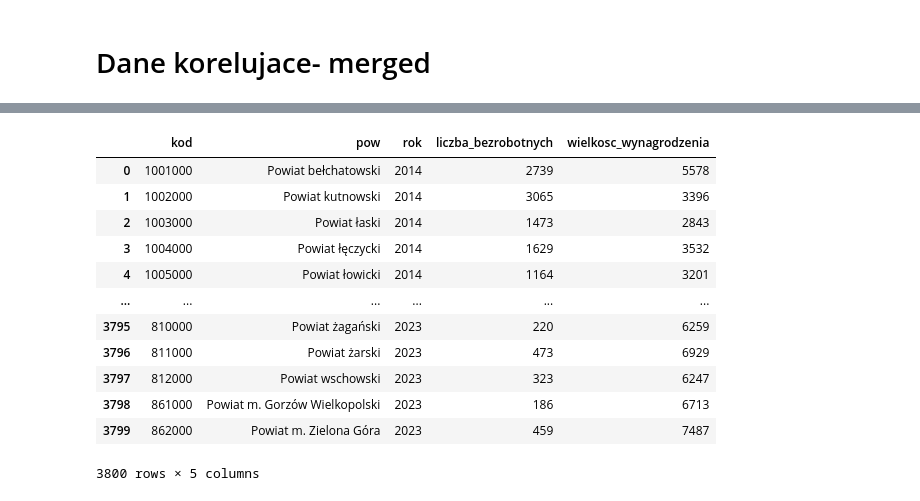
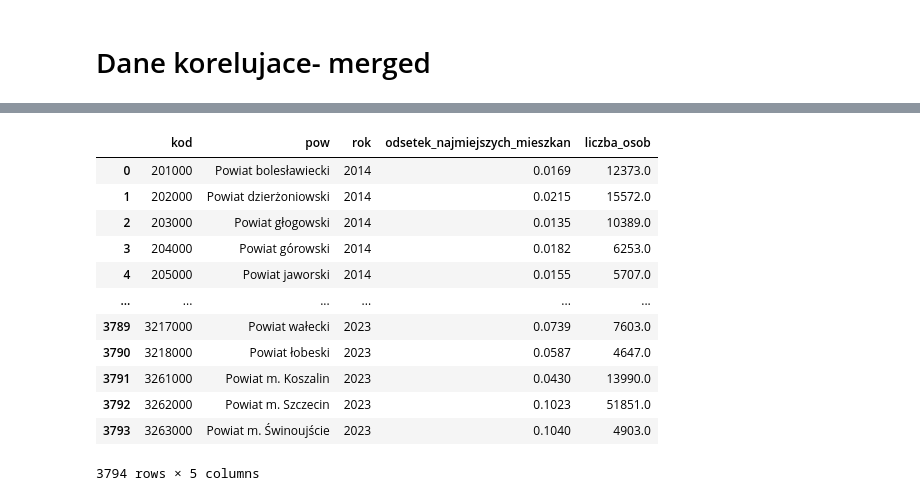
Before and after one commit to Francho03/Praca-licencjacka, a Jupyter notebook: dane_korelujace.ipynb, the cells around one changed output, grey strips where cells are left out. Drawn from its saved outputs; the diff is of its cells as text; code cells hidden in the pictures.

```diff
--- a/dane_korelujace.ipynb
+++ b/dane_korelujace.ipynb
@@ -860,0 +956,3 @@ osoby_niepelnosprawne
+# %%
+osoby_niepelnosprawne_2021_spis["rok"]=2021
+osoby_niepelnosprawne_2021_spis
@@ -860,0 +991,23 @@ osoby_niepelnosprawne
+# %%
+osoby_niepelnosprawne_full = polacz(osoby_niepelnosprawne_2019,
+osoby_niepelnosprawne_2018,osoby_niepelnosprawne_2017,
+osoby_niepelnosprawne_2016,osoby_niepelnosprawne_2015,osoby_niepelnosprawne_2014
+
+)
+# %%
+osoby_niepelnosprawne_2020 = osoby_niepelnosprawne_2021_spis.copy()
+osoby_niepelnosprawne_2020["rok"] = 2020
+
+osoby_niepelnosprawne_2021 = osoby_niepelnosprawne_2021_spis.copy()
+
+
+osoby_niepelnosprawne_2022 = osoby_niepelnosprawne_2021_spis.copy()
+osoby_niepelnosprawne_2022["rok"] = 2022
+
+osoby_niepelnosprawne_2023 = osoby_niepelnosprawne_2021_spis.copy()
+osoby_niepelnosprawne_2023["rok"] = 2023
+# %%
+osoby_niepelnosprawne_full = polacz(osoby_niepelnosprawne_2023,osoby_niepelnosprawne_2022,
+osoby_niepelnosprawne_2021,osoby_niepelnosprawne_2020,
+osoby_niepelnosprawne_full
+)
@@ -863,19 +1055,19 @@ osoby_niepelnosprawne
 # %%
-dane_korelujace_powiaty=bezrobocie_full
-dane_korelujace_powiaty= pd.merge(dane_korelujace_powiaty, wynagrodzenie_full, on=["rok","kod","pow"], how="outer")
-dane_korelujace_powiaty
+dane_korelujace_spis=mieszkania_odsetek_full
+dane_korelujace_spis= pd.merge(dane_korelujace_spis, osoby_niepelnosprawne_full, on=["rok","kod","pow"], how="outer")
+dane_korelujace_spis
 # %% [output]
-|  | kod | pow | rok | liczba_bezrobotnych | wielkosc_wynagrodzenia |
-| 0 | 1001000 | Powiat bełchatowski | 2014 | 2739 | 5578 |
-| 1 | 1002000 | Powiat kutnowski | 2014 | 3065 | 3396 |
-| 2 | 1003000 | Powiat łaski | 2014 | 1473 | 2843 |
-| 3 | 1004000 | Powiat łęczycki | 2014 | 1629 | 3532 |
-| 4 | 1005000 | Powiat łowicki | 2014 | 1164 | 3201 |
+|  | kod | pow | rok | odsetek_najmiejszych_mieszkan | liczba_osob |
+| 0 | 201000 | Powiat bolesławiecki | 2014 | 0.0169 | 12373.0 |
+| 1 | 202000 | Powiat dzierżoniowski | 2014 | 0.0215 | 15572.0 |
+| 2 | 203000 | Powiat głogowski | 2014 | 0.0135 | 10389.0 |
+| 3 | 204000 | Powiat górowski | 2014 | 0.0182 | 6253.0 |
+| 4 | 205000 | Powiat jaworski | 2014 | 0.0155 | 5707.0 |
 | ... | ... | ... | ... | ... | ... |
-| 3795 | 810000 | Powiat żagański | 2023 | 220 | 6259 |
-| 3796 | 811000 | Powiat żarski | 2023 | 473 | 6929 |
-| 3797 | 812000 | Powiat wschowski | 2023 | 323 | 6247 |
-| 3798 | 861000 | Powiat m. Gorzów Wielkopolski | 2023 | 186 | 6713 |
-| 3799 | 862000 | Powiat m. Zielona Góra | 2023 | 459 | 7487 |
+| 3789 | 3217000 | Powiat wałecki | 2023 | 0.0739 | 7603.0 |
+| 3790 | 3218000 | Powiat łobeski | 2023 | 0.0587 | 4647.0 |
+| 3791 | 3261000 | Powiat m. Koszalin | 2023 | 0.0430 | 13990.0 |
+| 3792 | 3262000 | Powiat m. Szczecin | 2023 | 0.1023 | 51851.0 |
+| 3793 | 3263000 | Powiat m. Świnoujście | 2023 | 0.1040 | 4903.0 |
-3800 rows × 5 columns
+3794 rows × 5 columns
 # %%
```
Also changed, not shown: parts of 28 cells of this notebook.
